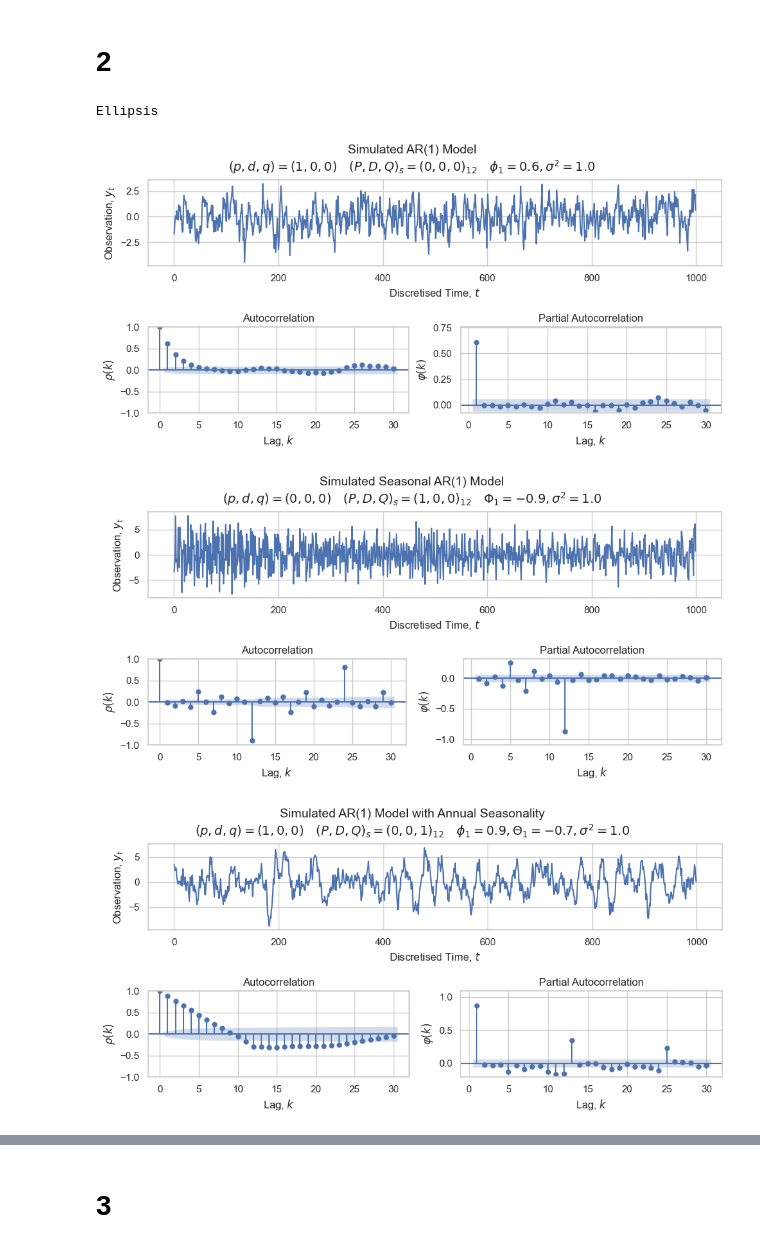
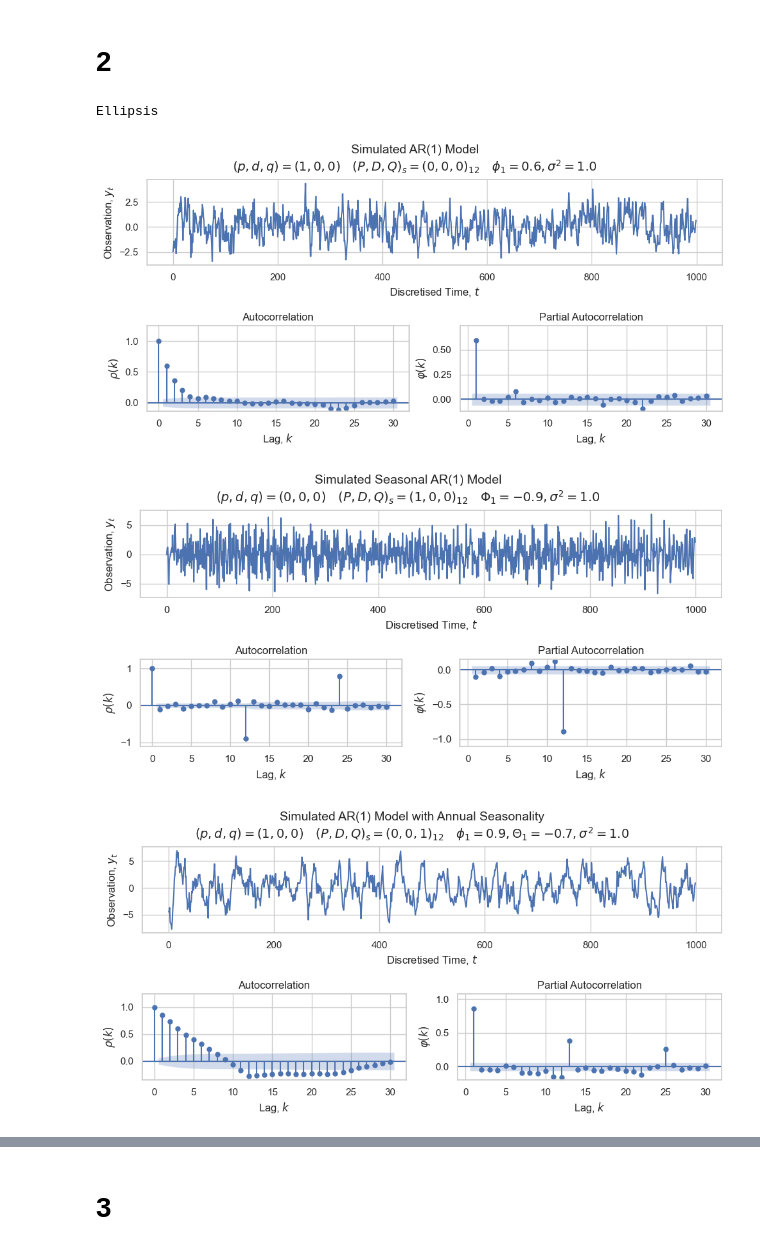
Before and after one commit to JeppeKlitgaard/DTU-02613-TimeSeries, a Jupyter notebook: Assignment2/jeppe.ipynb, the cells around one changed output, grey strips where cells are left out. Cells and saved outputs as stored; diff of their text form; code cells hidden in the pictures.

```diff
--- a/Assignment2/jeppe.ipynb
+++ b/Assignment2/jeppe.ipynb
@@ -197,7 +197,7 @@ def plotter(df, params, *, title, n_lags=30):
     axes["ts"].set_ylabel("Observation, $y_t$")
 
     # ACF plot
-    plot_acf(df["y"], lags=n_lags, ax=axes["acf"], alpha=0.05)
+    plot_acf(df["y"], lags=n_lags, ax=axes["acf"], alpha=0.05, auto_ylims=True)
     axes["acf"].set_title("Autocorrelation")
     axes["acf"].set_xlabel("Lag, $k$")
     axes["acf"].set_ylabel("$ρ(k)$")
@@ -225,7 +225,8 @@ def make_data(params, n=1000, burn_in=1000):
 
     # Simulate data
     t = np.arange(n)
-    y = model.simulate(params.to_params(), n + burn_in)[burn_in:]
+    rng = np.random.default_rng(0)
+    y = model.simulate(params.to_params(), n + burn_in, random_state=rng)[burn_in:]
 
     return pd.DataFrame({"y": y, "t": t})
 
@@ -241,37 +242,52 @@ def make_and_plot(params, n=1000, title="SARIMAX Model Simulation", n_lags=30):
 # %%
 make_and_plot(
     ModelParams.from_weights(phis=[0.6], s=12), n=1000, title="Simulated AR(1) Model"
+).savefig(
+    OUTPUT_DIR / "plot_2_1.png", dpi=DPI_EXPORT
 )
+
 make_and_plot(
     ModelParams.from_weights(Phis=[-0.9], s=12),
     n=1000,
     title="Simulated Seasonal AR(1) Model",
+).savefig(
+    OUTPUT_DIR / "plot_2_2.png", dpi=DPI_EXPORT
 )
+
 make_and_plot(
     ModelParams.from_weights(phis=[0.9], Thetas=[-0.7], s=12),
     n=1000,
     title="Simulated AR(1) Model with Annual Seasonality",
+).savefig(
+    OUTPUT_DIR / "plot_2_3.png", dpi=DPI_EXPORT
 )
+
 make_and_plot(
     ModelParams.from_weights(phis=[-0.6], Phis=[-0.8], s=12),
     n=1000,
     title="Simulated AR(1) Model with Annual Seasonality (2)",
+).savefig(
+    OUTPUT_DIR / "plot_2_4.png", dpi=DPI_EXPORT
 )
 
 make_and_plot(
     ModelParams.from_weights(thetas=[0.4], Thetas=[-0.8], s=12),
     n=1000,
     title="Simulated MA(1) Model with Annual Seasonality",
+).savefig(
+    OUTPUT_DIR / "plot_2_5.png", dpi=DPI_EXPORT
 )
 
 make_and_plot(
     ModelParams.from_weights(thetas=[-0.4], Phis=[0.7], s=12),
     n=1000,
     title="Simulated MA(1) with Seasonal AR(1) Model",
+).savefig(
+    OUTPUT_DIR / "plot_2_6.png", dpi=DPI_EXPORT
 )
 ...
 # %% [output]
 Ellipsis
-[figure, old version]
+[figure, new version]
-[figure, old version]
+[figure, new version]
-[figure, old version]
+[figure, new version]
```
Also changed, not shown: parts of 5 cells of this notebook, 10 other files.
